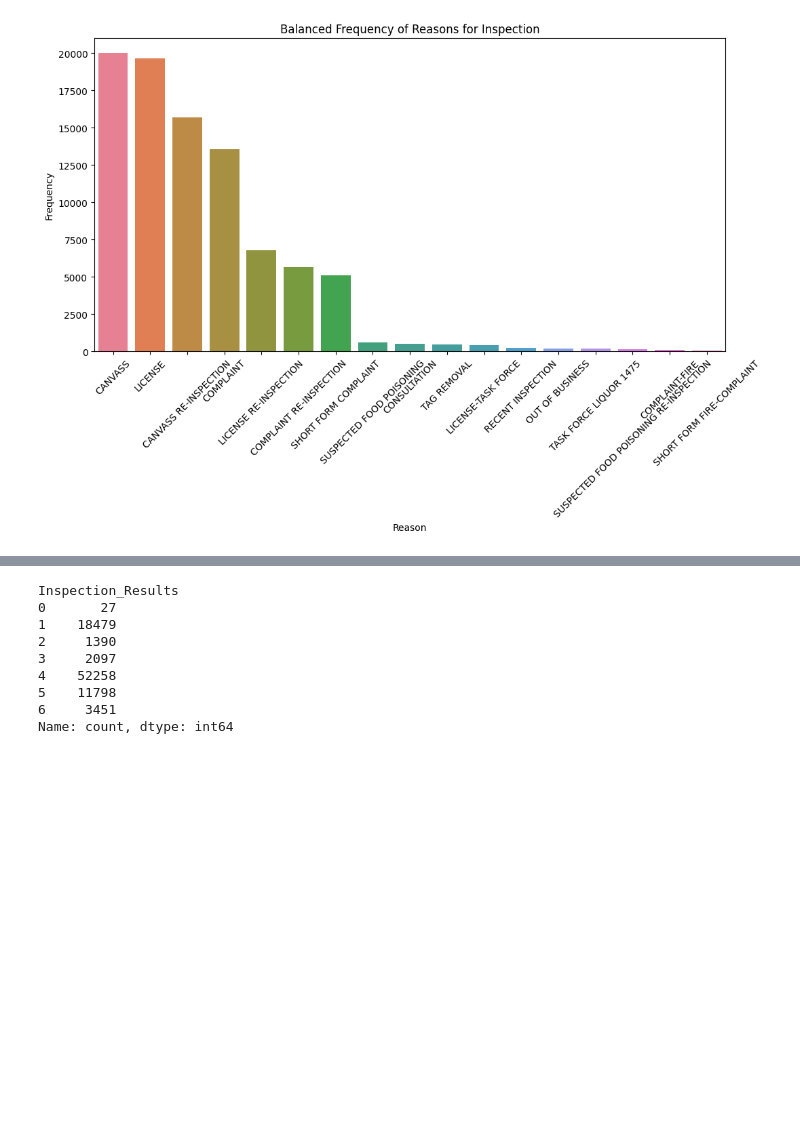
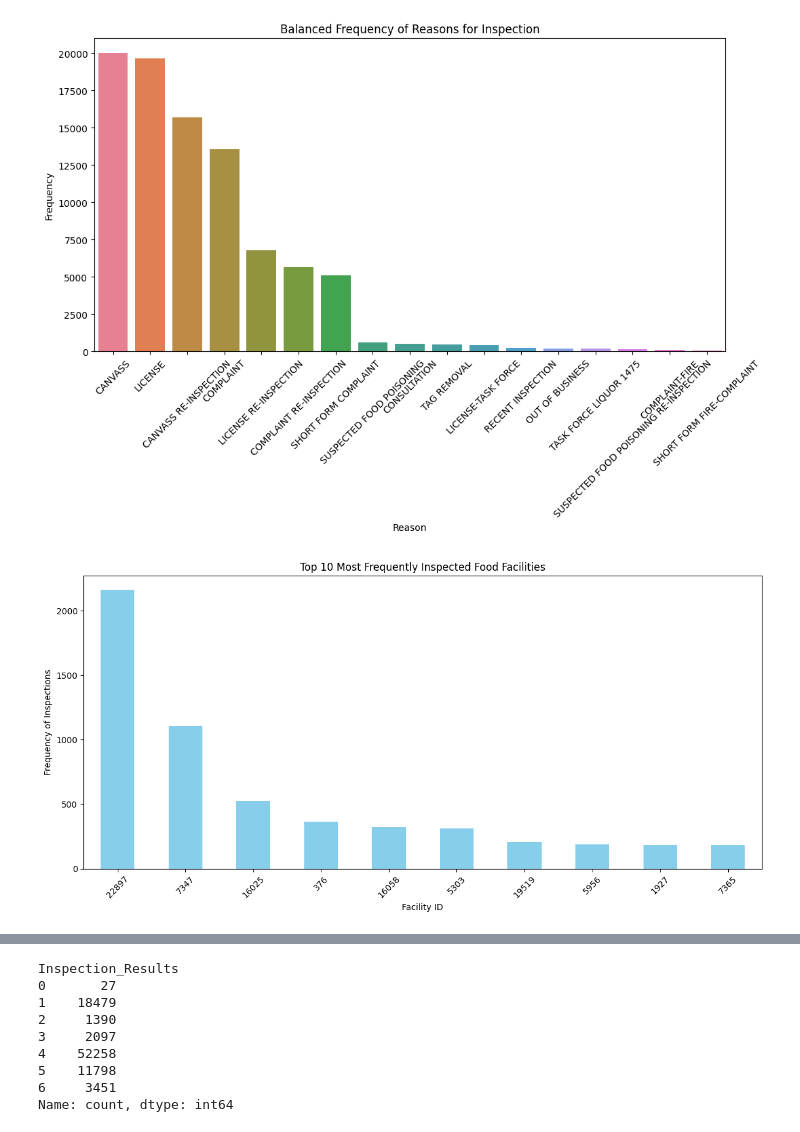
Before and after one commit to BlessyLouis/Food_Quality_Assement, a Jupyter notebook: Food_Quality_Assessment.ipynb, the cells around one changed output, grey strips where cells are left out. Cells and saved outputs as stored; diff of their text form; code cells hidden in the pictures; blank space fills up the shorter version.

```diff
--- a/Food_Quality_Assessment.ipynb
+++ b/Food_Quality_Assessment.ipynb
@@ -465,3 +465,18 @@ Passing `palette` without assigning `hue` is deprecated and will be removed in v
 
   sns.countplot(data=df_balanced, x='Reason', palette="husl", order=df_balanced['Reason'].value_counts().index)
 [figure]
+# %%
+# Group the data by FacilityName and count the occurrences
+facility_counts = df['FacilityID'].value_counts().head(10)
+
+# Plot the bar graph
+plt.figure(figsize=(12, 6))
+facility_counts.plot(kind='bar', color='skyblue')
+plt.title('Top 10 Most Frequently Inspected Food Facilities')
+plt.xlabel('Facility ID')
+plt.ylabel('Frequency of Inspections')
+plt.xticks(rotation=45)
+plt.tight_layout()
+plt.show()
+# %% [output]
+[figure, added]
```
Also changed, not shown: parts of 8 cells of this notebook, 1 other file.
